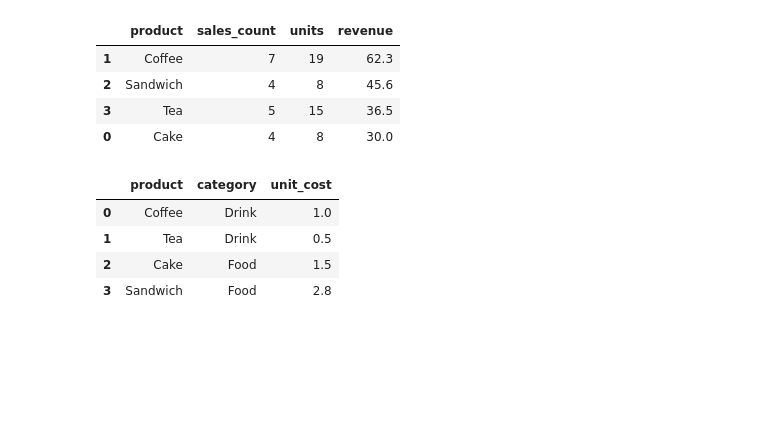
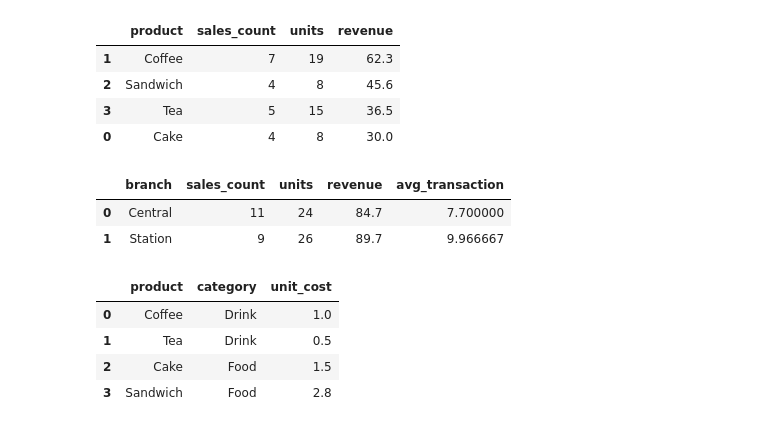
Before and after one commit to hubilic/numpy-projects, a Jupyter notebook: src/numpy_projects/Week15/data_engineering_week15_clean.ipynb, the cells around one changed output. Saved outputs shown, nothing was run; the diff lists cells and outputs as text; code cells hidden in the pictures; blank space fills up the shorter version.

Commit message:
Add Week 15 branch sales summary

```diff
--- a/src/numpy_projects/Week15/data_engineering_week15_clean.ipynb
+++ b/src/numpy_projects/Week15/data_engineering_week15_clean.ipynb
@@ -248,6 +248,18 @@ product_summary
 | 0 | Cake | 4 | 8 | 30.0 |
 # %%
 # TODO: Group by branch. Calculate sales count, units, total revenue, and mean revenue per sale. Rank branches by total revenue.
+branch_summary = sales.groupby("branch", as_index= False).agg(
+    sales_count=("sale_id", "size"),
+    units=("quantity", "sum"),
+    revenue=("revenue", "sum"),
+    avg_transaction=("revenue", "mean")
+)
+branch_summary = branch_summary.sort_values("revenue", ascending=True)
+branch_summary
+# %% [output]
+|  | branch | sales_count | units | revenue | avg_transaction |
+| 0 | Central | 11 | 24 | 84.7 | 7.700000 |
+| 1 | Station | 9 | 26 | 89.7 | 9.966667 |
 # %%
 # TODO: Group by branch and product. Show sales count, units, and revenue, sorted by branch and descending revenue.
 # %%
```
